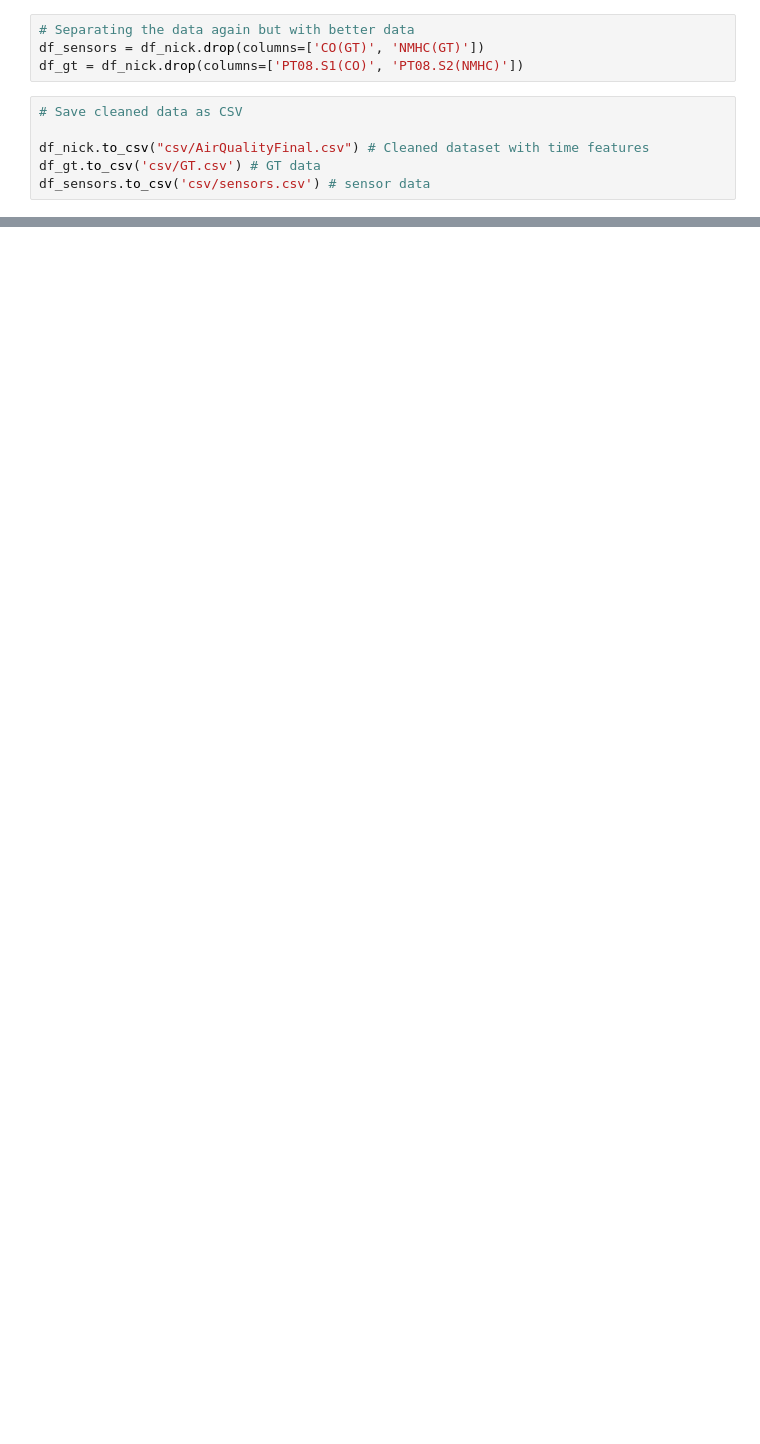
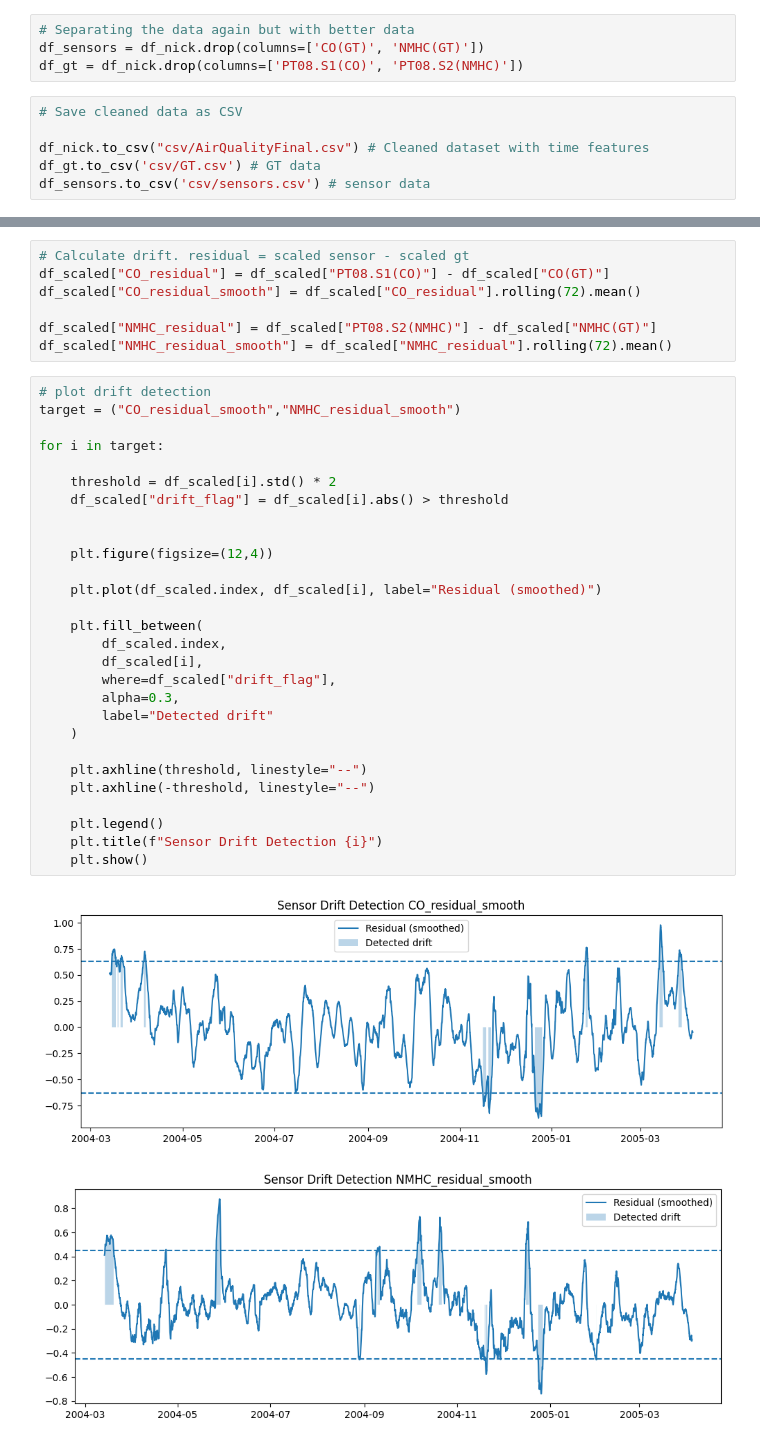
Before and after one commit to mr-kelsey/sp26-aai530-group1, a Jupyter notebook: CO_NMHC.ipynb, the cells around one changed output, grey strips where cells are left out. Drawn from its saved outputs; the diff is of its cells as text; blank space fills up the shorter version.

```diff
--- a/CO_NMHC.ipynb
+++ b/CO_NMHC.ipynb
@@ -316,0 +367,38 @@ df_sensors.to_csv('csv/sensors.csv') # sensor data
+# %%
+# Calculate drift. residual = scaled sensor - scaled gt
+df_scaled["CO_residual"] = df_scaled["PT08.S1(CO)"] - df_scaled["CO(GT)"]
+df_scaled["CO_residual_smooth"] = df_scaled["CO_residual"].rolling(72).mean()
+
+df_scaled["NMHC_residual"] = df_scaled["PT08.S2(NMHC)"] - df_scaled["NMHC(GT)"]
+df_scaled["NMHC_residual_smooth"] = df_scaled["NMHC_residual"].rolling(72).mean()
+# %%
+# plot drift detection
+target = ("CO_residual_smooth","NMHC_residual_smooth")
+
+for i in target:
+
+    threshold = df_scaled[i].std() * 2
+    df_scaled["drift_flag"] = df_scaled[i].abs() > threshold
+
+
+    plt.figure(figsize=(12,4))
+
+    plt.plot(df_scaled.index, df_scaled[i], label="Residual (smoothed)")
+
+    plt.fill_between(
+        df_scaled.index,
+        df_scaled[i],
+        where=df_scaled["drift_flag"],
+        alpha=0.3,
+        label="Detected drift"
+    )
+
+    plt.axhline(threshold, linestyle="--")
+    plt.axhline(-threshold, linestyle="--")
+
+    plt.legend()
+    plt.title(f"Sensor Drift Detection {i}")
+    plt.show()
+# %% [output]
+[figure, added]
+[figure, added]
```
Also changed, not shown: parts of 5 cells of this notebook.
